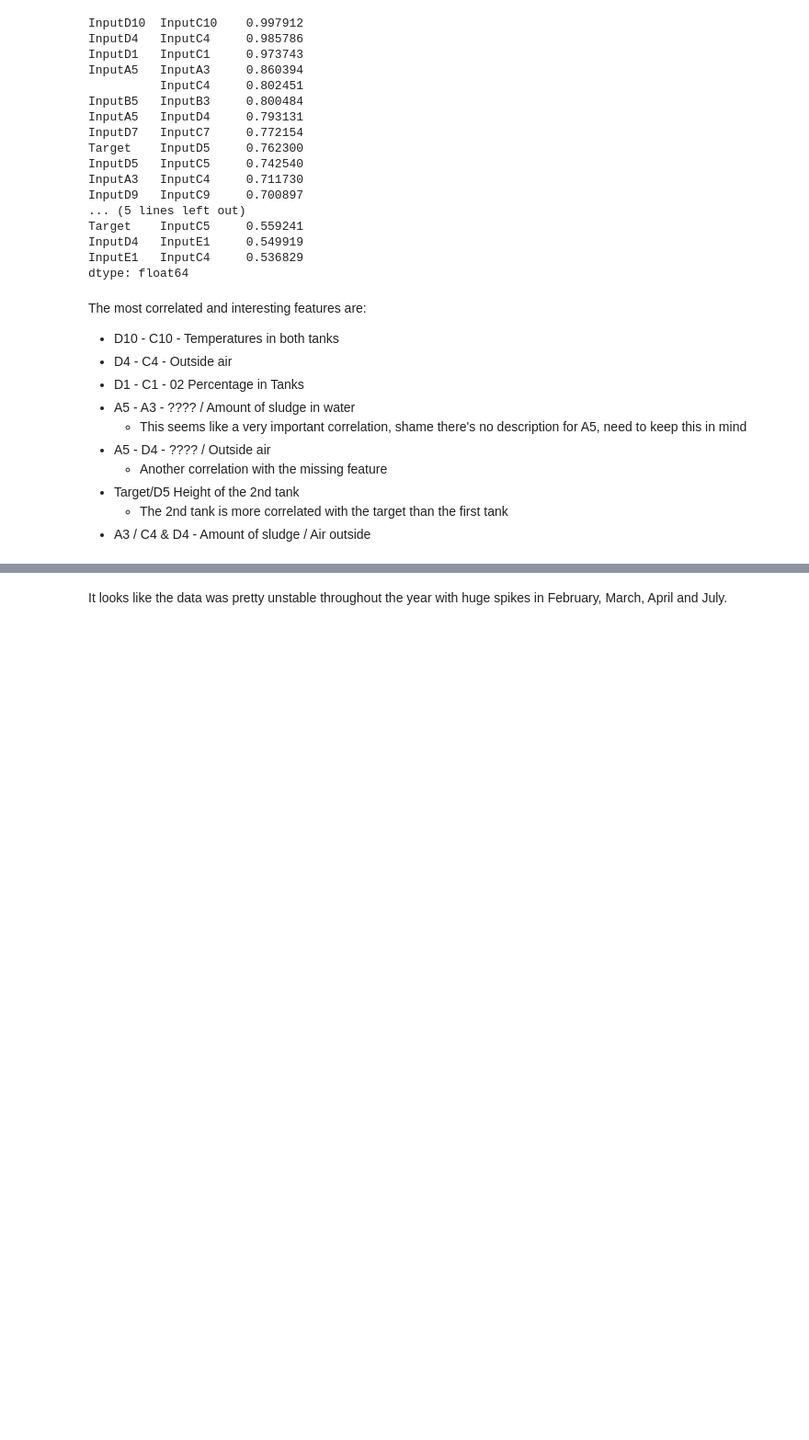
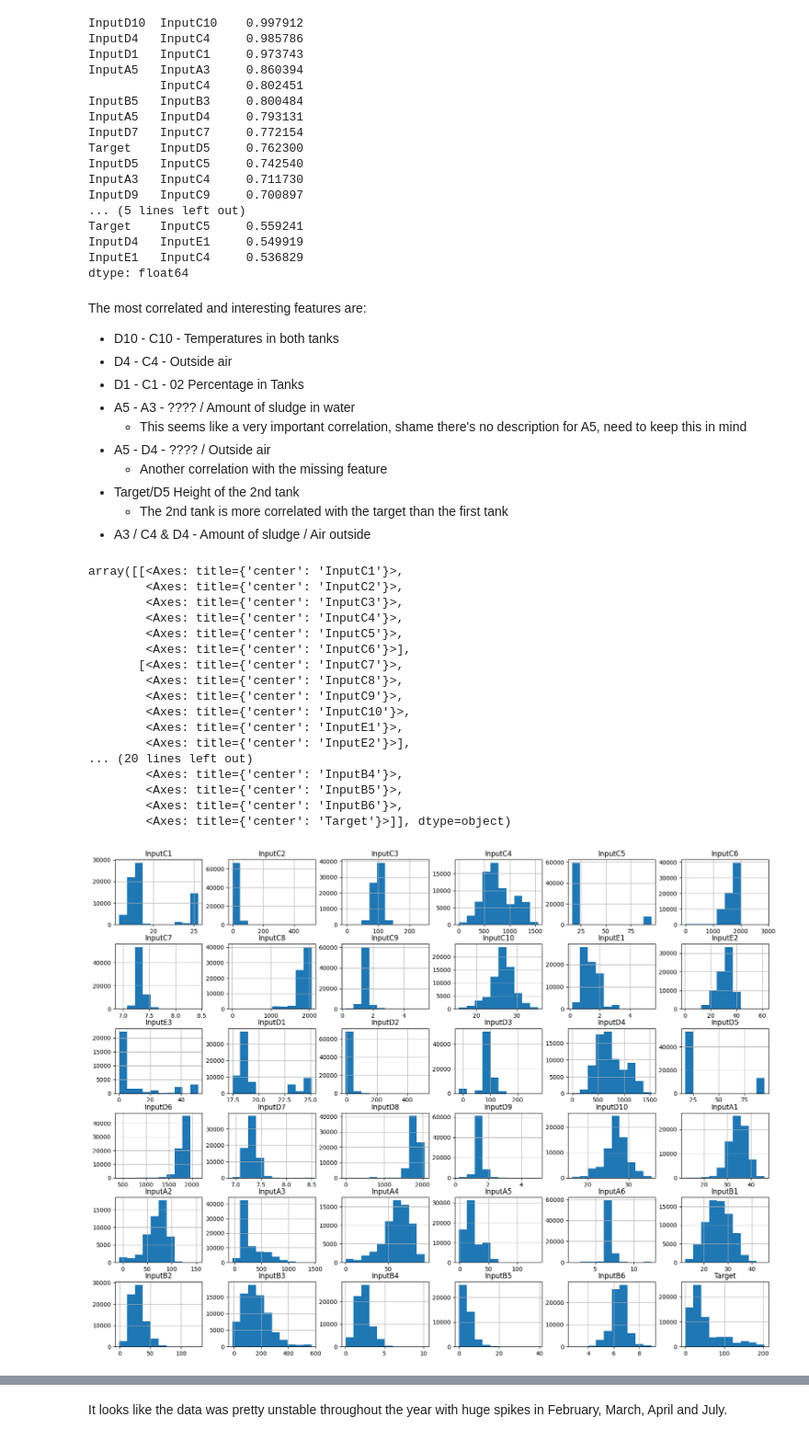
Before and after one commit to fibleep/sludge-water-plant, a Jupyter notebook: water_plants.ipynb, the cells around one changed output, grey strips where cells are left out. Shown at 92% size. Saved outputs shown, nothing was run; the diff lists cells and outputs as text; code cells hidden in the pictures; blank space fills up the shorter version.

```diff
--- a/water_plants.ipynb
+++ b/water_plants.ipynb
@@ -193,3 +194,24 @@ The most correlated and interesting features are:
 - Target/D5 Height of the 2nd tank
   - The 2nd tank is more correlated with the target than the first tank
 - A3 / C4 & D4 - Amount of sludge / Air outside
+# %%
+df.hist(figsize=(20,15))
+# %% [output]
+array([[<Axes: title={'center': 'InputC1'}>,
+        <Axes: title={'center': 'InputC2'}>,
+        <Axes: title={'center': 'InputC3'}>,
+        <Axes: title={'center': 'InputC4'}>,
+        <Axes: title={'center': 'InputC5'}>,
+        <Axes: title={'center': 'InputC6'}>],
+       [<Axes: title={'center': 'InputC7'}>,
+        <Axes: title={'center': 'InputC8'}>,
+        <Axes: title={'center': 'InputC9'}>,
+        <Axes: title={'center': 'InputC10'}>,
+        <Axes: title={'center': 'InputE1'}>,
+        <Axes: title={'center': 'InputE2'}>],
+... (20 lines left out)
+        <Axes: title={'center': 'InputB4'}>,
+        <Axes: title={'center': 'InputB5'}>,
+        <Axes: title={'center': 'InputB6'}>,
+        <Axes: title={'center': 'Target'}>]], dtype=object)
+[figure, added]
```
Also changed, not shown: parts of 13 cells of this notebook.
